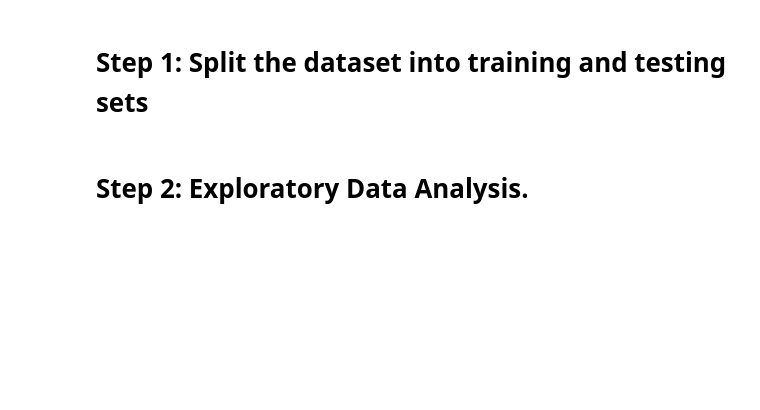
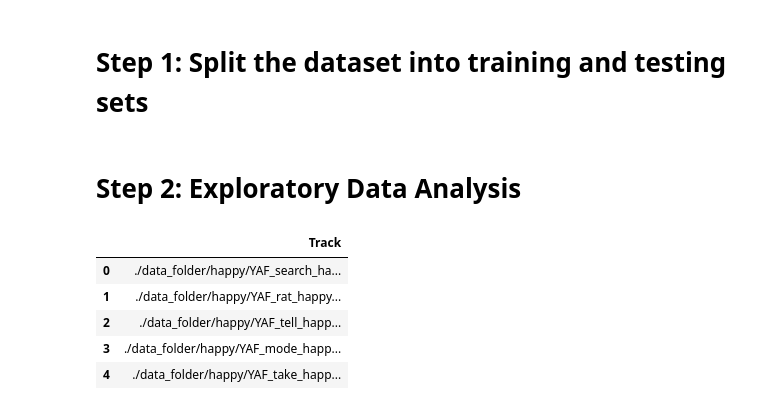
Before and after one commit to singh-maya/ML-Assignment-3, a Jupyter notebook: assignment-3.ipynb, the cells around one changed output. Cells and saved outputs as stored; diff of their text form; code cells hidden in the pictures; blank space fills up the shorter version.

```diff
--- a/assignment-3.ipynb
+++ b/assignment-3.ipynb
@@ -48,4 +48,4 @@ for file in sad_files:
     if file not in sad_training:
         sad_test.append(file)
 # %% [markdown]
-<h1>Step 2: Exploratory Data Analysis.</h1>
+<h1>Step 2: Exploratory Data Analysis</h1>
@@ -54,0 +57,22 @@ for file in sad_files:
+# %%
+# label distribution of dataset
+df_angry_training = pd.DataFrame(angry_training, columns=["Track"])
+df_angry_test = pd.DataFrame(angry_test, columns=["Track"])
+
+df_fear_training = pd.DataFrame(fear_training, columns=["Track"])
+df_fear_test = pd.DataFrame(fear_test, columns=["Track"])
+
+df_happy_training = pd.DataFrame(happy_training, columns=["Track"])
+df_happy_test = pd.DataFrame(happy_test, columns=["Track"])
+
+df_sad_training = pd.DataFrame(sad_training, columns=["Track"])
+df_sad_test = pd.DataFrame(sad_test, columns=["Track"])
+
+df_happy_training.head()
+# %% [output]
+|  | Track |
+| 0 | ./data_folder/happy/YAF_search_ha... |
+| 1 | ./data_folder/happy/YAF_rat_happy... |
+| 2 | ./data_folder/happy/YAF_tell_happ... |
+| 3 | ./data_folder/happy/YAF_mode_happ... |
+| 4 | ./data_folder/happy/YAF_take_happ... |
```
Also changed, not shown: parts of 10 cells of this notebook, 2 other files.
